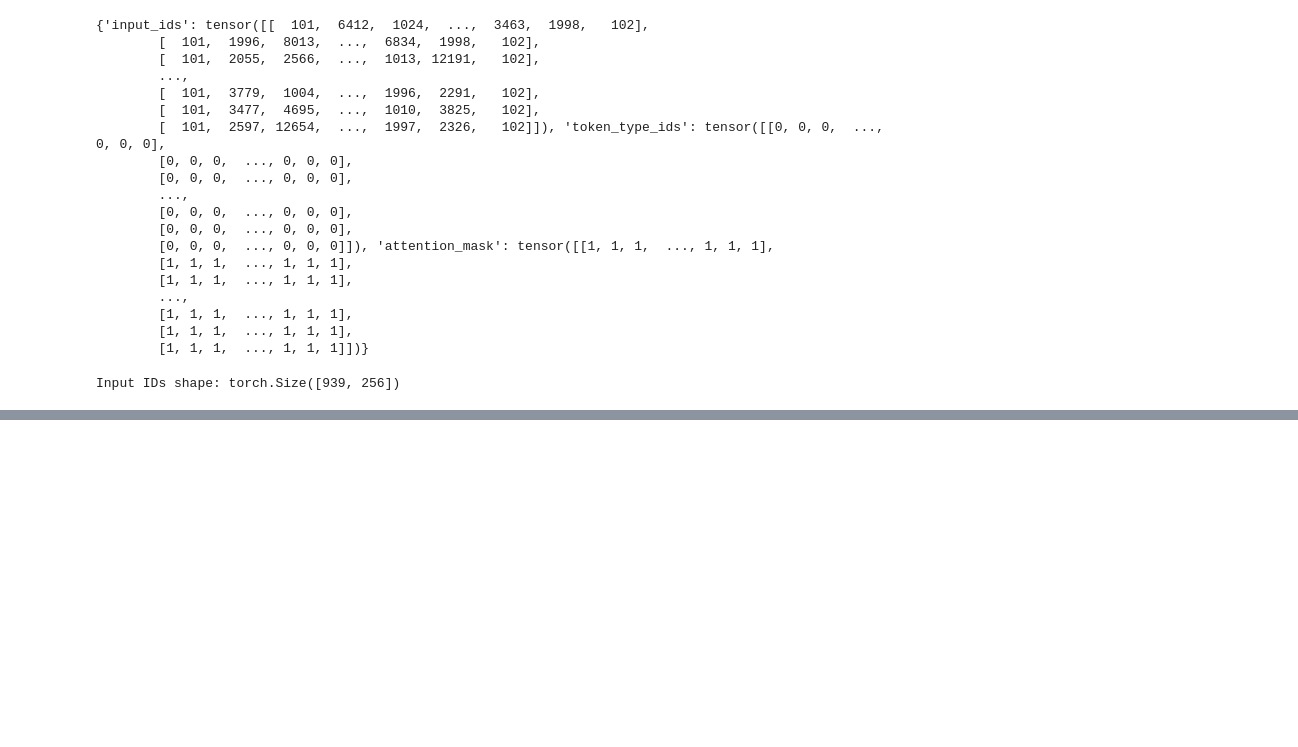
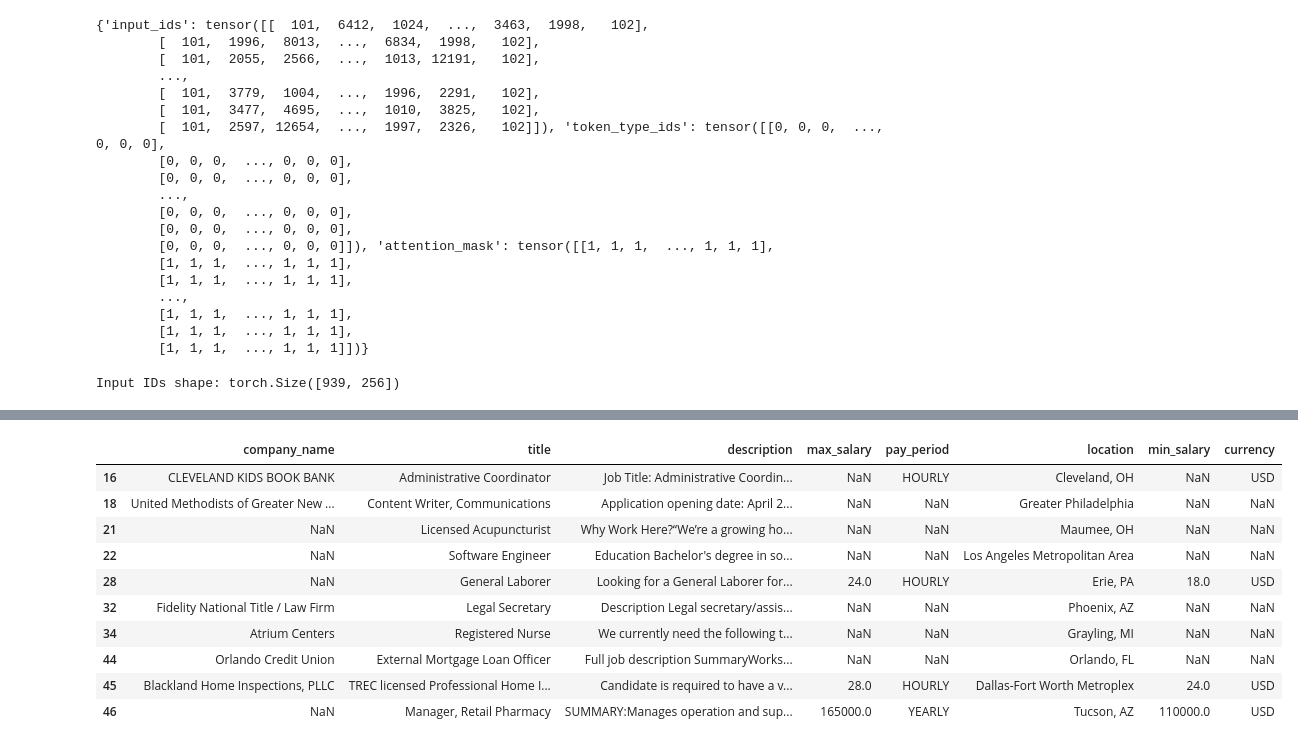
Before and after one commit to Drock54651/NLP-3832-Project-Fraud-Detection, a Jupyter notebook: fraud_final_project.ipynb, the cells around one changed output, grey strips where cells are left out. Saved outputs shown, nothing was run; the diff lists cells and outputs as text; code cells hidden in the pictures; blank space fills up the shorter version.

```diff
--- a/fraud_final_project.ipynb
+++ b/fraud_final_project.ipynb
@@ -962,6 +981,7 @@ print(f"Input IDs shape: {indeed_encodings['input_ids'].shape}")
 Input IDs shape: torch.Size([939, 256])
 # %%
 from transformers import AutoTokenizer, BertForSequenceClassification
+from torch.utils.data import DataLoader, TensorDataset
 
 # Path to your saved model after training
 # Load the model and tokenizer you saved after training
@@ -969,24 +989,28 @@ from transformers import AutoTokenizer, BertForSequenceClassification
 model = trained_model
 model.eval()  # Set to evaluation mode
 
-def predict_from_encodings(encoded_inputs):
-    """Make predictions using already encoded inputs"""
-    # Make sure inputs are on the same device as the model
+def predict_from_encodings(encoded_inputs, batch_size = 8):
     device = next(model.parameters()).device
-    encoded_inputs = {k: v.to(device) for k, v in encoded_inputs.items()}
 
-    # Make prediction
+    # Wrap encoded inputs into a dataset and dataloader
+    dataset = TensorDataset(*[v for v in encoded_inputs.values()])
+    dataloader = DataLoader(dataset, batch_size=batch_size)
+
+    results = []
+    confidences = []
+
+    model.eval()
     with torch.no_grad():
-        outputs = model(**encoded_inputs)
-        logits = outputs.logits
-        predictions = torch.argmax(logits, dim=1)
+        for batch in dataloader:
+            batch = [tensor.to(device) for tensor in batch]
+            inputs = dict(zip(encoded_inputs.keys(), batch))
+            outputs = model(**inputs)
+            logits = outputs.logits
+            preds = torch.argmax(logits, dim=1)
+            probs = torch.nn.functional.softmax(logits, dim=1)
 
-    # Convert predictions to labels
-    results = ["Legitimate" if pred == 0 else "Fraudulent" for pred in predictions]
+            results += ["Legitimate" if pred == 0 else "Fraudulent" for pred in preds]
+            confidences += [float(probs[i, pred]) for i, pred in enumerate(preds)]
 
-    # Get probabilities
-    probs = torch.nn.functional.softmax(logits, dim=1)
-    confidence = [float(probs[i, predictions[i]]) for i in range(len(predictions))]
-
-    return results, confidence
+    return results, confidences
 # %%
@@ -1019,0 +1071,16 @@ print(fraudulent_jobs_df.iloc[1]["description"])
+# %%
+linkedIn_fraudulent_jobs_df = linkedin_job_df_clean.iloc[linkedIn_fraudulent_indices].copy()
+
+linkedIn_fraudulent_jobs_df.head(10)
+# %% [output]
+|  | company_name | title | description | max_salary | pay_period | location | min_salary | currency |
+| 16 | CLEVELAND KIDS BOOK BANK | Administrative Coordinator | Job Title: Administrative Coordin... | NaN | HOURLY | Cleveland, OH | NaN | USD |
+| 18 | United Methodists of Greater New ... | Content Writer, Communications | Application opening date: April 2... | NaN | NaN | Greater Philadelphia | NaN | NaN |
+| 21 | NaN | Licensed Acupuncturist | Why Work Here?“We’re a growing ho... | NaN | NaN | Maumee, OH | NaN | NaN |
+| 22 | NaN | Software Engineer | Education Bachelor's degree in so... | NaN | NaN | Los Angeles Metropolitan Area | NaN | NaN |
+| 28 | NaN | General Laborer | Looking for a General Laborer for... | 24.0 | HOURLY | Erie, PA | 18.0 | USD |
+| 32 | Fidelity National Title / Law Firm | Legal Secretary | Description Legal secretary/assis... | NaN | NaN | Phoenix, AZ | NaN | NaN |
+| 34 | Atrium Centers | Registered Nurse | We currently need the following t... | NaN | NaN | Grayling, MI | NaN | NaN |
+| 44 | Orlando Credit Union | External Mortgage Loan Officer | Full job description SummaryWorks... | NaN | NaN | Orlando, FL | NaN | NaN |
+| 45 | Blackland Home Inspections, PLLC | TREC licensed Professional Home I... | Candidate is required to have a v... | 28.0 | HOURLY | Dallas-Fort Worth Metroplex | 24.0 | USD |
+| 46 | NaN | Manager, Retail Pharmacy | SUMMARY:Manages operation and sup... | 165000.0 | YEARLY | Tucson, AZ | 110000.0 | USD |
```
Also changed, not shown: parts of 14 cells of this notebook.
